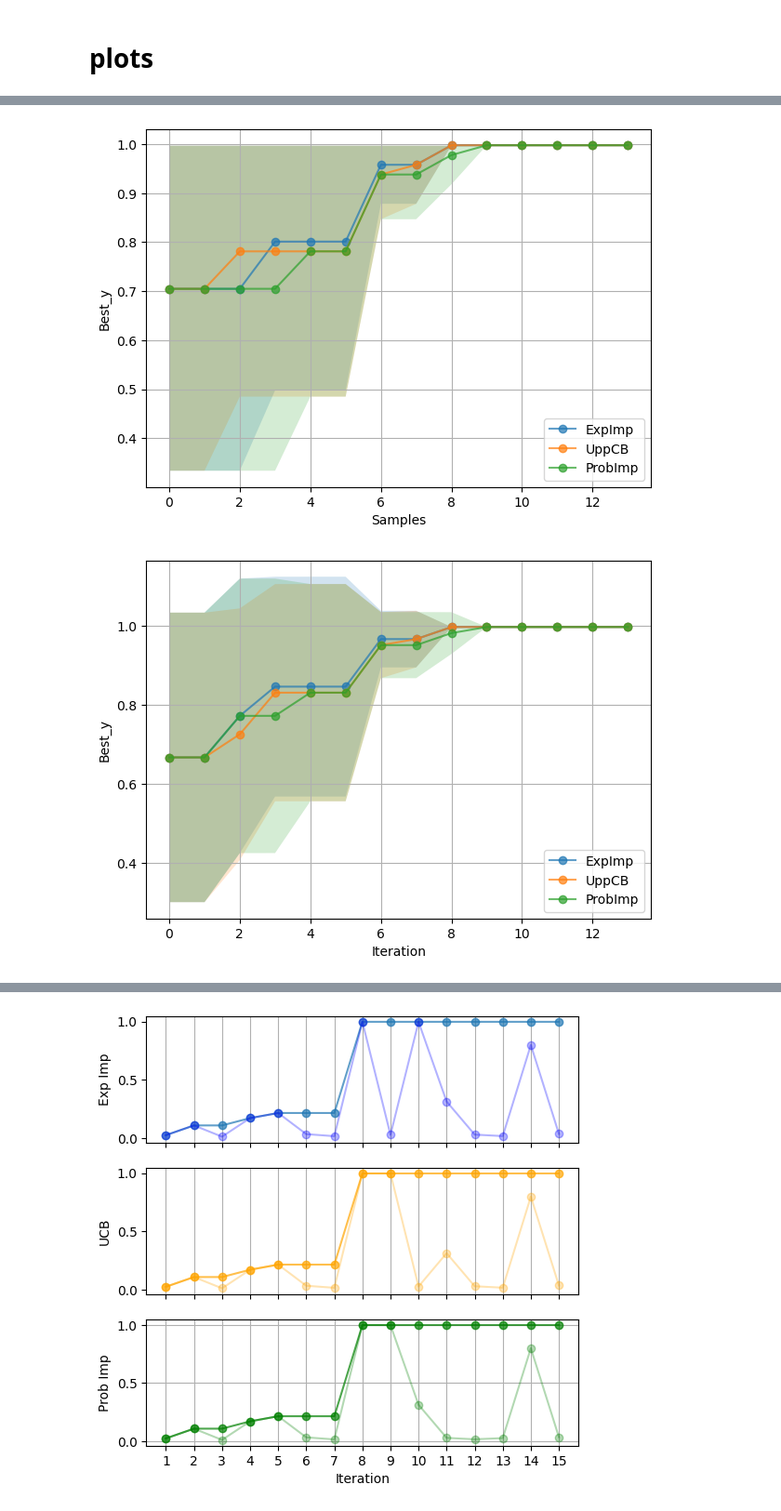
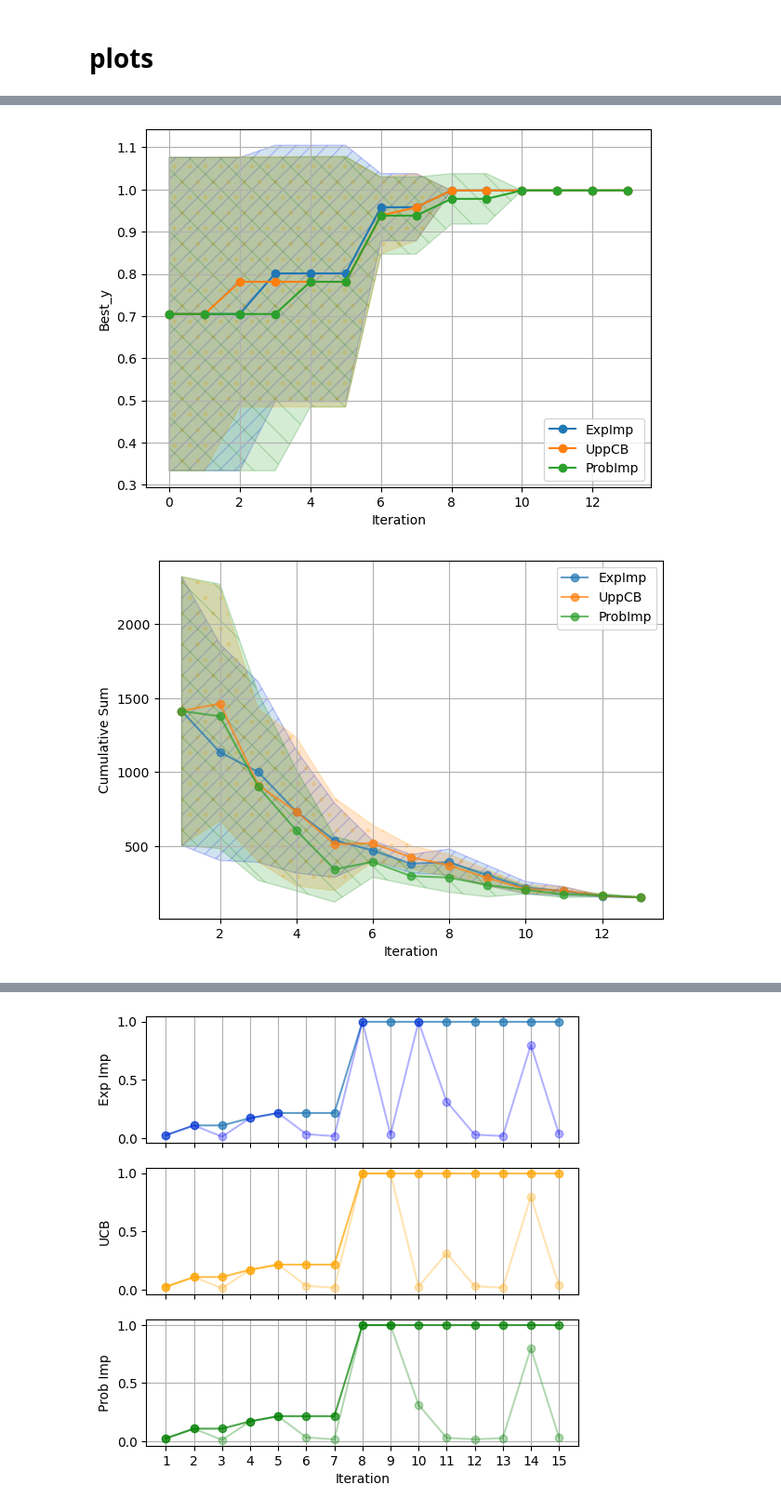
Before and after one commit to uwsunlab/BO-RFB, a Jupyter notebook: PoolBased/AcquisitionFunctions/pool_aqu_comparison.ipynb, the cells around one changed output, grey strips where cells are left out. Shown at 93% size. Drawn from its saved outputs; the diff is of its cells as text; code cells hidden in the pictures.

Commit message:
Plots

```diff
--- a/PoolBased/AcquisitionFunctions/pool_aqu_comparison.ipynb
+++ b/PoolBased/AcquisitionFunctions/pool_aqu_comparison.ipynb
@@ -176,55 +219,48 @@ EI_var_sum.mean(axis=0), EI_var_sum.mean(axis=0)
 # %%
 plt.figure(figsize=(7, 5))
-plt.plot(range(len(EI_y_all.mean(axis=0))),  (EI_y_all.mean(axis=0)), marker='o', label='ExpImp', alpha=0.7)
-plt.fill_between(
-    range(len(EI_y_all.std(axis=0))),
-    (EI_y_all.mean(axis=0) - EI_y_all.std(axis=0)),
-    np.minimum(EI_y_all.mean(axis=0) + EI_y_all.std(axis=0), .997),
-    alpha=0.2
-)
-plt.plot(range(len(UCB_y_all.mean(axis=0))), (UCB_y_all.mean(axis=0)), marker='o', label='UppCB', alpha=0.7)
-plt.fill_between(
-    range(len(UCB_y_all.std(axis=0))),
-    (UCB_y_all.mean(axis=0) - UCB_y_all.std(axis=0)),
-    np.minimum(UCB_y_all.mean(axis=0) + UCB_y_all.std(axis=0), 0.997),
-    alpha=0.2
-)
-plt.plot(range(len(PI_y_all.mean(axis=0))),  (PI_y_all.mean(axis=0)), marker='o', label='ProbImp', alpha=0.7)
-plt.fill_between(
-    range(len(PI_y_all.std(axis=0))),
-    (PI_y_all.mean(axis=0) - PI_y_all.std(axis=0)),
-    np.minimum(PI_y_all.mean(axis=0) + PI_y_all.std(axis=0), .997),
-    alpha=0.2
-)
+plt.plot(range(len(EI_y_all.mean(axis=0))),  (EI_y_all.mean(axis=0)), marker='o', label='ExpImp', alpha=1.)
+plt.fill_between(range(len(EI_y_all.std(axis=0))),
+                 (EI_y_all.mean(axis=0) - EI_y_all.std(axis=0)),
+                 (EI_y_all.mean(axis=0) + EI_y_all.std(axis=0)), alpha=0.2, hatch='//', edgecolor='blue')
+plt.plot(range(len(UCB_y_all.mean(axis=0))), (UCB_y_all.mean(axis=0)), marker='o', label='UppCB', alpha=1.)
+plt.fill_between(range(len(UCB_y_all.std(axis=0))),
+                 (UCB_y_all.mean(axis=0) - UCB_y_all.std(axis=0)),
+                 (UCB_y_all.mean(axis=0) + UCB_y_all.std(axis=0)), alpha=0.2, hatch='.', edgecolor='orange'
+                 )
+plt.plot(range(len(PI_y_all.mean(axis=0))),  (PI_y_all.mean(axis=0)), marker='o', label='ProbImp', alpha=1.)
+plt.fill_between(range(len(PI_y_all.std(axis=0))),
+                 (PI_y_all.mean(axis=0) - PI_y_all.std(axis=0)),
+                 (PI_y_all.mean(axis=0) + PI_y_all.std(axis=0)), alpha=0.2,hatch='\\',edgecolor='green'
+                 )
 
-plt.xlabel('Samples')
+plt.xlabel('Iteration')
 plt.ylabel('Best_y')
 # plt.title('Expected Improvement (EI_y) vs Iterations')
 plt.grid(True)
 plt.legend()
 plt.show()
 # %% [output]
-[figure, old version]
+[figure, new version]
 # %%
 plt.figure(figsize=(7, 5))
-plt.plot(range(len(EI_y_all.mean(axis=0))),  (EI_y_all.mean(axis=0)), marker='o', label='ExpImp', alpha=0.7)
-plt.fill_between(range(len(EI_y_all.std(axis=0))),
-                 (EI_y_all.mean(axis=0) - EI_y_all.std(axis=0)),
-                 (EI_y_all.mean(axis=0) + EI_y_all.std(axis=0)), alpha=0.2)
-plt.plot(range(len(UCB_y_all.mean(axis=0))), (UCB_y_all.mean(axis=0)), marker='o', label='UppCB', alpha=0.7)
-plt.fill_between(range(len(UCB_y_all.std(axis=0))),
-                 (UCB_y_all.mean(axis=0) - UCB_y_all.std(axis=0)),
-                 (UCB_y_all.mean(axis=0) + UCB_y_all.std(axis=0)), alpha=0.2)
-plt.plot(range(len(PI_y_all.mean(axis=0))),  (PI_y_all.mean(axis=0)), marker='o', label='ProbImp', alpha=0.7)
-plt.fill_between(range(len(PI_y_all.std(axis=0))),
-                 (PI_y_all.mean(axis=0) - PI_y_all.std(axis=0)),
-                 (PI_y_all.mean(axis=0) + PI_y_all.std(axis=0)), alpha=0.2)
+plt.plot(range(1,  len(EI_y) - 1)[:], (EI_var_sum.mean(axis = 0)[1:]), marker='o', label='ExpImp', alpha=0.7)
+plt.fill_between(range(1, len(EI_y) -1)[:],
+                 (EI_var_sum.mean(axis = 0)[1:] - EI_var_sum.std(axis = 0)[1:]),
+                 (EI_var_sum.mean(axis = 0)[1:] + EI_var_sum.std(axis = 0)[1:]), alpha=0.2, hatch='//',edgecolor='blue')
+plt.plot(range(1, len(UCB_y) - 1)[:], (UCB_var_sum.mean(axis = 0)[1:]), marker='o', label='UppCB', alpha=0.7)
+plt.fill_between(range(1,  len(UCB_y) - 1)[:],
+                 (UCB_var_sum.mean(axis = 0)[1:] - UCB_var_sum.std(axis = 0)[1:]),
+                 (UCB_var_sum.mean(axis = 0)[1:] + UCB_var_sum.std(axis = 0)[1:]), alpha=0.2, hatch='.',edgecolor='orange')
+plt.plot(range(1,  len(PI_y) - 1)[:], (PI_var_sum.mean(axis = 0)[1:]), marker='o', label='ProbImp', alpha=0.7)
+plt.fill_between(range(1, len(PI_y) - 1)[:],
+                 (PI_var_sum.mean(axis = 0)[1:] - PI_var_sum.std(axis = 0)[1:]),
+                 (PI_var_sum.mean(axis = 0)[1:] + PI_var_sum.std(axis = 0)[1:]), alpha=0.2,hatch='\\',edgecolor='green')
 
 plt.xlabel('Iteration')
-plt.ylabel('Best_y')
+plt.ylabel('Cumulative Sum')
 # plt.title('Expected Improvement (EI_y) vs Iterations')
 plt.grid(True)
 plt.legend()
 plt.show()
 # %% [output]
-[figure, old version]
+[figure, new version]
```
Also changed, not shown: parts of 2 cells of this notebook, 2 other files.
